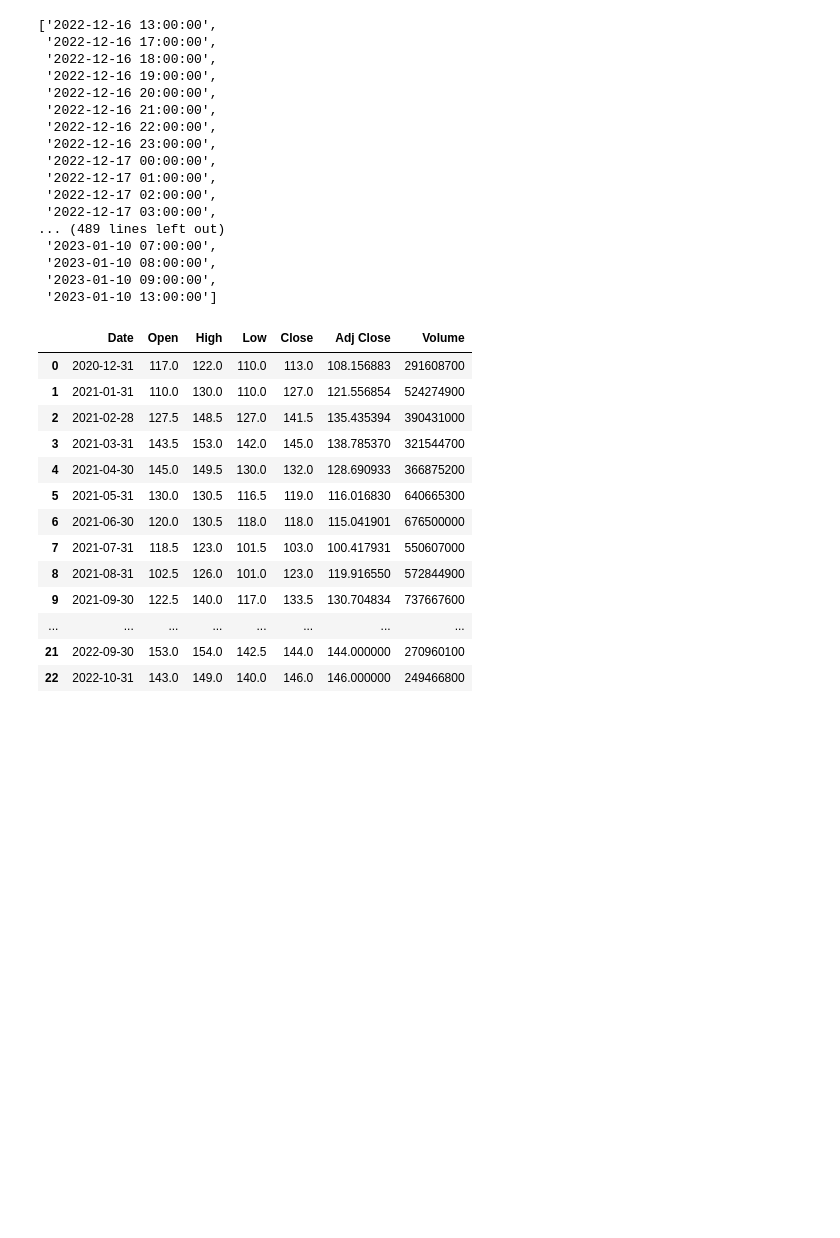
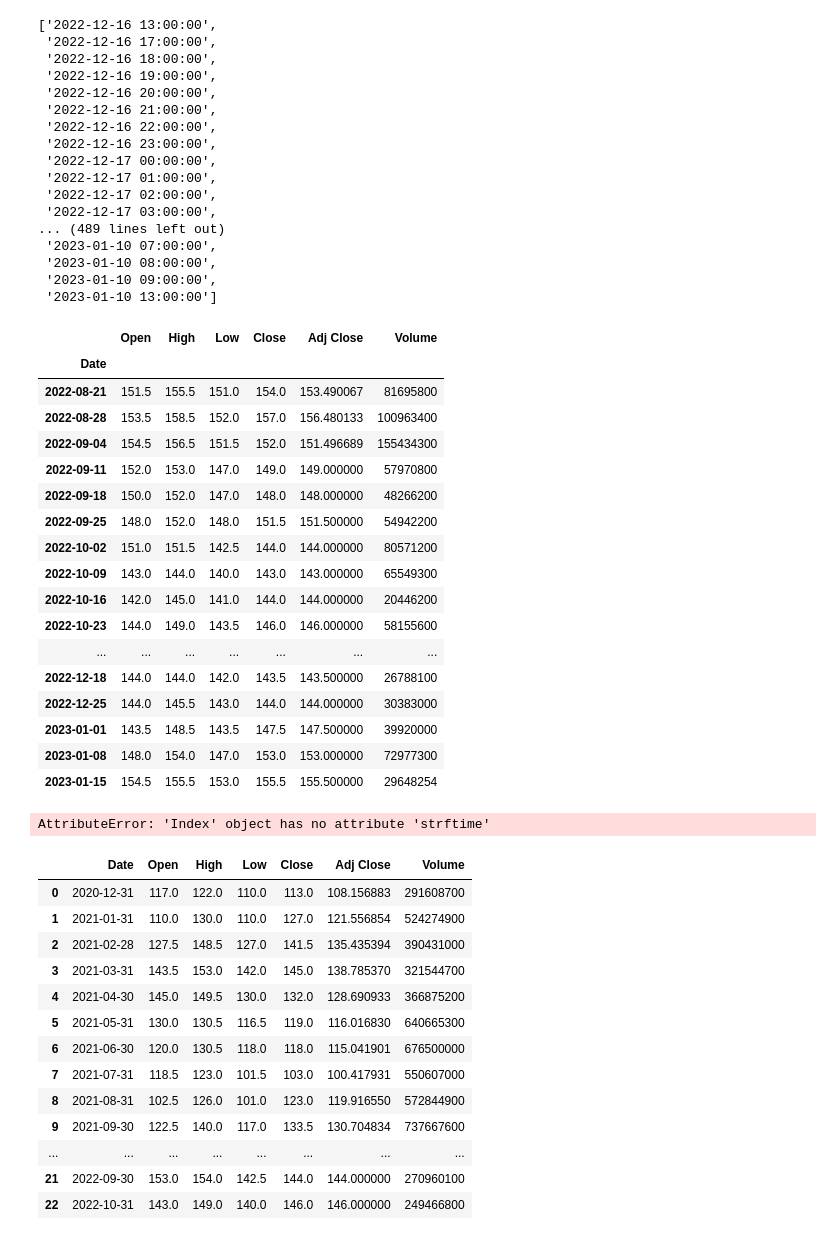
Before and after one commit to TIIIIIIW/SOFTWARE-DEVELOPMENT-2, a Jupyter notebook: ML/stockData.ipynb, the cells around one changed output. Cells and saved outputs as stored; diff of their text form; code cells hidden in the pictures; blank space fills up the shorter version.

```diff
--- a/ML/stockData.ipynb
+++ b/ML/stockData.ipynb
@@ -222,17 +214,42 @@ fig.show()
 # %%
 agg_dict = {'Open': 'first',
           'High': 'max',
           'Low': 'min',
           'Close': 'last',
           'Adj Close': 'last',
           'Volume': 'sum'}
 
 df1d = pd.read_csv("stock_data1D.csv")
 df1d['Date'] = pd.to_datetime(df1d['Date'])
 df1d.set_index('Date', inplace=True)
 df1d = df1d[(df1d.Symbol == 'KBANK')].tail(100)
 re_df1w = df1d.resample('W').agg(agg_dict)
-re_df1w = re_df1w.reset_index()
+# re_df1w = re_df1w.reset_index()
+re_df1w
+# %% [output]
+|  | Open | High | Low | Close | Adj Close | Volume |
+| Date |  |  |  |  |  |  |
+| 2022-08-21 | 151.5 | 155.5 | 151.0 | 154.0 | 153.490067 | 81695800 |
+| 2022-08-28 | 153.5 | 158.5 | 152.0 | 157.0 | 156.480133 | 100963400 |
+| 2022-09-04 | 154.5 | 156.5 | 151.5 | 152.0 | 151.496689 | 155434300 |
+| 2022-09-11 | 152.0 | 153.0 | 147.0 | 149.0 | 149.000000 | 57970800 |
+| 2022-09-18 | 150.0 | 152.0 | 147.0 | 148.0 | 148.000000 | 48266200 |
+| 2022-09-25 | 148.0 | 152.0 | 148.0 | 151.5 | 151.500000 | 54942200 |
+| 2022-10-02 | 151.0 | 151.5 | 142.5 | 144.0 | 144.000000 | 80571200 |
+| 2022-10-09 | 143.0 | 144.0 | 140.0 | 143.0 | 143.000000 | 65549300 |
+| 2022-10-16 | 142.0 | 145.0 | 141.0 | 144.0 | 144.000000 | 20446200 |
+| 2022-10-23 | 144.0 | 149.0 | 143.5 | 146.0 | 146.000000 | 58155600 |
+| ... | ... | ... | ... | ... | ... | ... |
+| 2022-12-18 | 144.0 | 144.0 | 142.0 | 143.5 | 143.500000 | 26788100 |
+| 2022-12-25 | 144.0 | 145.5 | 143.0 | 144.0 | 144.000000 | 30383000 |
+| 2023-01-01 | 143.5 | 148.5 | 143.5 | 147.5 | 147.500000 | 39920000 |
+| 2023-01-08 | 148.0 | 154.0 | 147.0 | 153.0 | 153.000000 | 72977300 |
+| 2023-01-15 | 154.5 | 155.5 | 153.0 | 155.5 | 155.500000 | 29648254 |
+# %%
+re_df1w.index = re_df1w.index.strftime("%Y-%m-%d %H:%M:%S")
+re_df1w.index
+# %% [output]
+AttributeError: 'Index' object has no attribute 'strftime'
 # %%
 fig = go.Figure(data=[go.Candlestick(
                         x=re_df1w['Date'],
```
Also changed, not shown: parts of 7 cells of this notebook, 1 other file.
